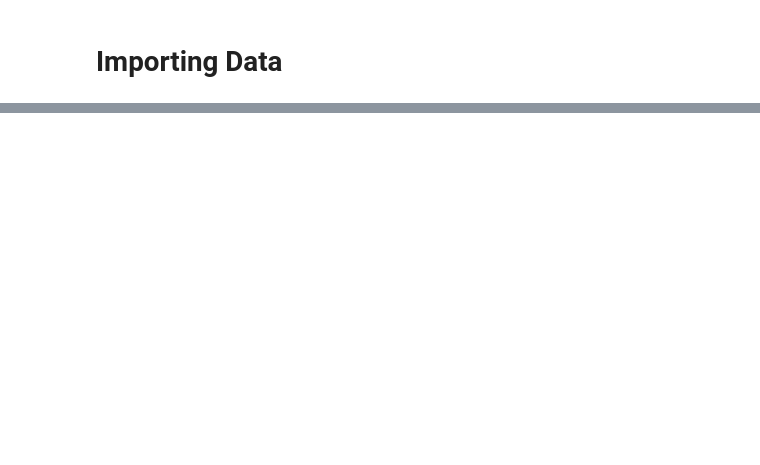
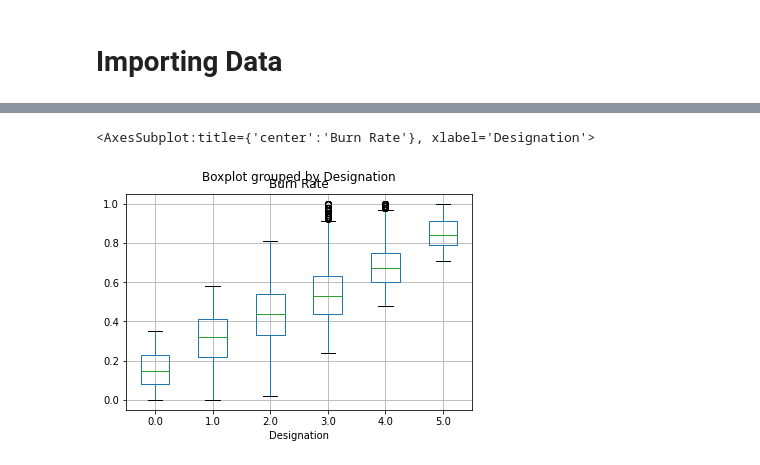
Before and after one commit to Vidhi-Khubchandani/Employee-Burnout, a Jupyter notebook: ML Project.ipynb, the cells around one changed output, grey strips where cells are left out. Cells and saved outputs as stored; diff of their text form; code cells hidden in the pictures; blank space fills up the shorter version.

```diff
--- a/ML Project.ipynb
+++ b/ML Project.ipynb
@@ -43,0 +173,5 @@ Train_Data
+# %%
+Train_Data.boxplot(column=['Burn Rate'], by='Designation')
+# %% [output]
+<AxesSubplot:title={'center':'Burn Rate'}, xlabel='Designation'>
+[figure, added]
```
Also changed, not shown: parts of 37 cells of this notebook, 2 other files.
